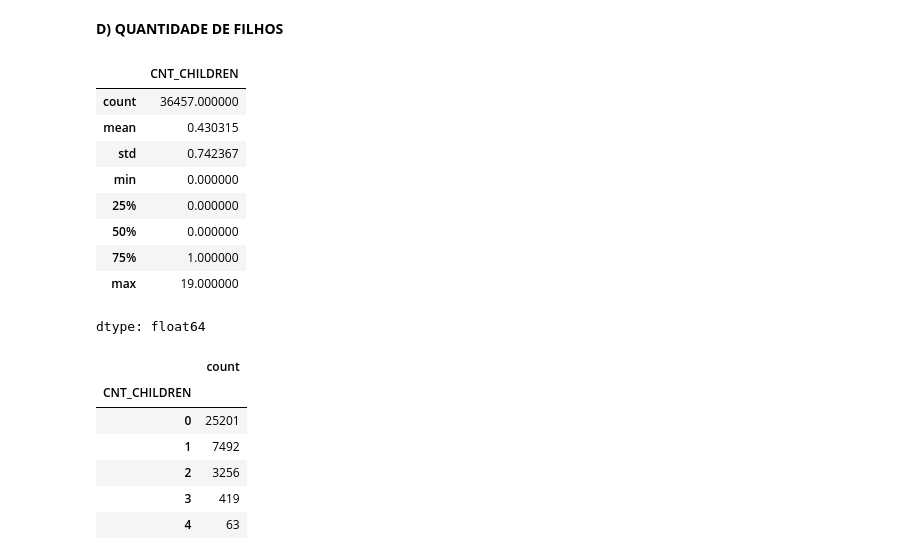
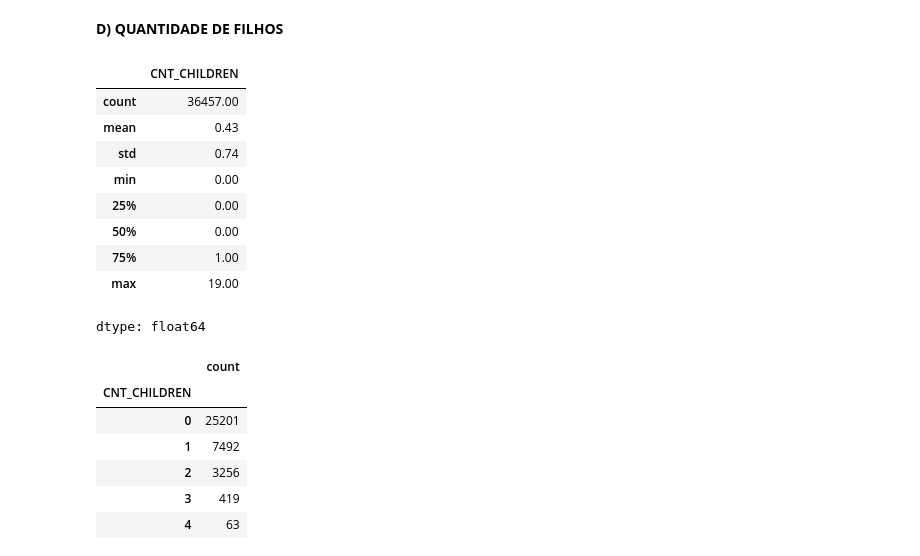
Before and after one commit to marciapaulasv-coder/TechChalenge, a Jupyter notebook: 01_eda.ipynb, the cells around one changed output. Cells and saved outputs as stored; diff of their text form; code cells hidden in the pictures.

```diff
--- a/01_eda.ipynb
+++ b/01_eda.ipynb
@@ -476,17 +482,17 @@ plt.show()
 # %% [markdown]
 **D) QUANTIDADE DE FILHOS**
 # %%
-df['CNT_CHILDREN'].describe()
+df['CNT_CHILDREN'].describe().round(2)
 # %% [output]
 |  | CNT_CHILDREN |
-| count | 36457.000000 |
-| mean | 0.430315 |
-| std | 0.742367 |
-| min | 0.000000 |
-| 25% | 0.000000 |
-| 50% | 0.000000 |
-| 75% | 1.000000 |
-| max | 19.000000 |
+| count | 36457.00 |
+| mean | 0.43 |
+| std | 0.74 |
+| min | 0.00 |
+| 25% | 0.00 |
+| 50% | 0.00 |
+| 75% | 1.00 |
+| max | 19.00 |
 dtype: float64
 # %%
 df['CNT_CHILDREN'].value_counts().sort_index()
```
Also changed, not shown: parts of 22 cells of this notebook.
